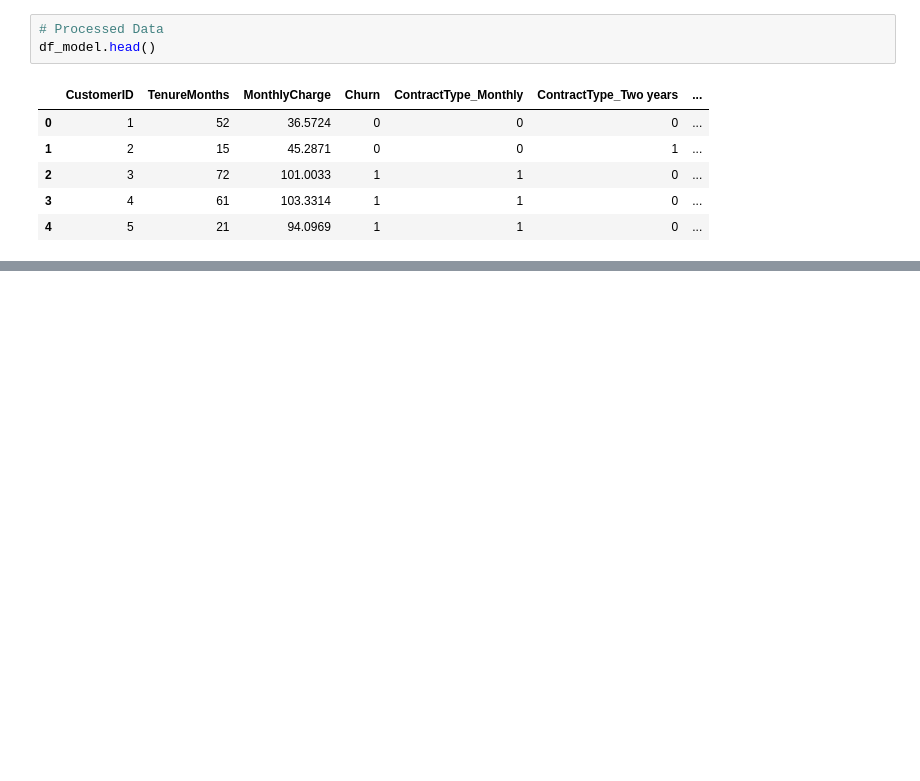
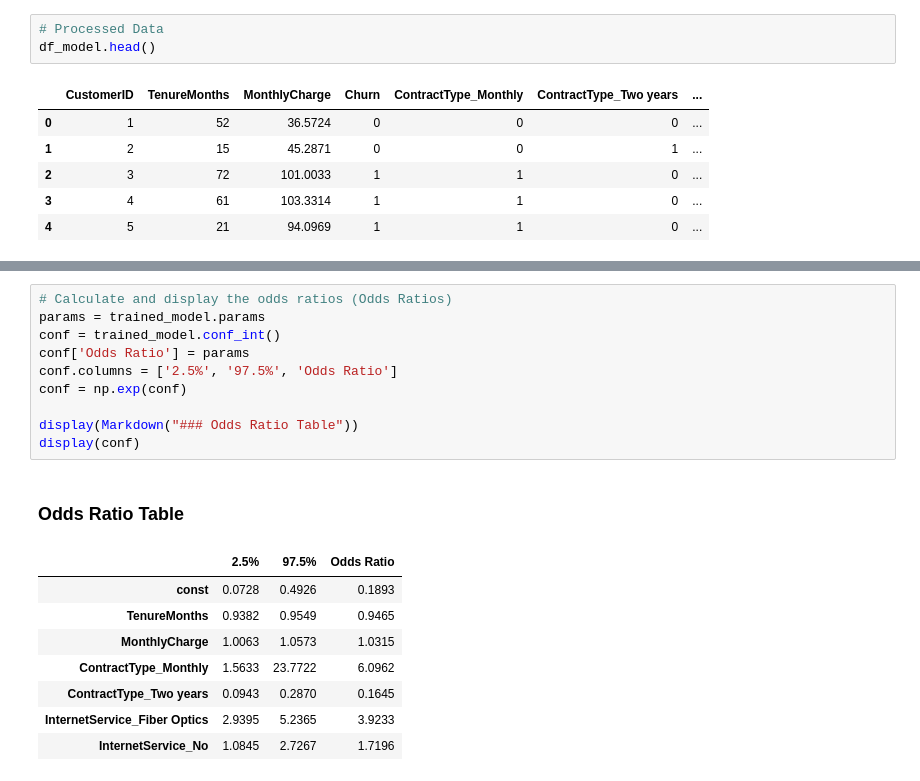
Before and after one commit to eduardowanderleyde/Churn-Analysys-Telecom, a Jupyter notebook: Churn-Analysis.ipynb, the cells around one changed output, grey strips where cells are left out. Cells and saved outputs as stored; diff of their text form; blank space fills up the shorter version.

```diff
--- a/Churn-Analysis.ipynb
+++ b/Churn-Analysis.ipynb
@@ -397,0 +537,20 @@ df_model.head()
+# %%
+# Calculate and display the odds ratios (Odds Ratios)
+params = trained_model.params
+conf = trained_model.conf_int()
+conf['Odds Ratio'] = params
+conf.columns = ['2.5%', '97.5%', 'Odds Ratio']
+conf = np.exp(conf)
+
+display(Markdown("### Odds Ratio Table"))
+display(conf)
+# %% [output]
+### Odds Ratio Table
+|  | 2.5% | 97.5% | Odds Ratio |
+| const | 0.0728 | 0.4926 | 0.1893 |
+| TenureMonths | 0.9382 | 0.9549 | 0.9465 |
+| MonthlyCharge | 1.0063 | 1.0573 | 1.0315 |
+| ContractType_Monthly | 1.5633 | 23.7722 | 6.0962 |
+| ContractType_Two years | 0.0943 | 0.2870 | 0.1645 |
+| InternetService_Fiber Optics | 2.9395 | 5.2365 | 3.9233 |
+| InternetService_No | 1.0845 | 2.7267 | 1.7196 |
```
Also changed, not shown: parts of 14 cells of this notebook.
